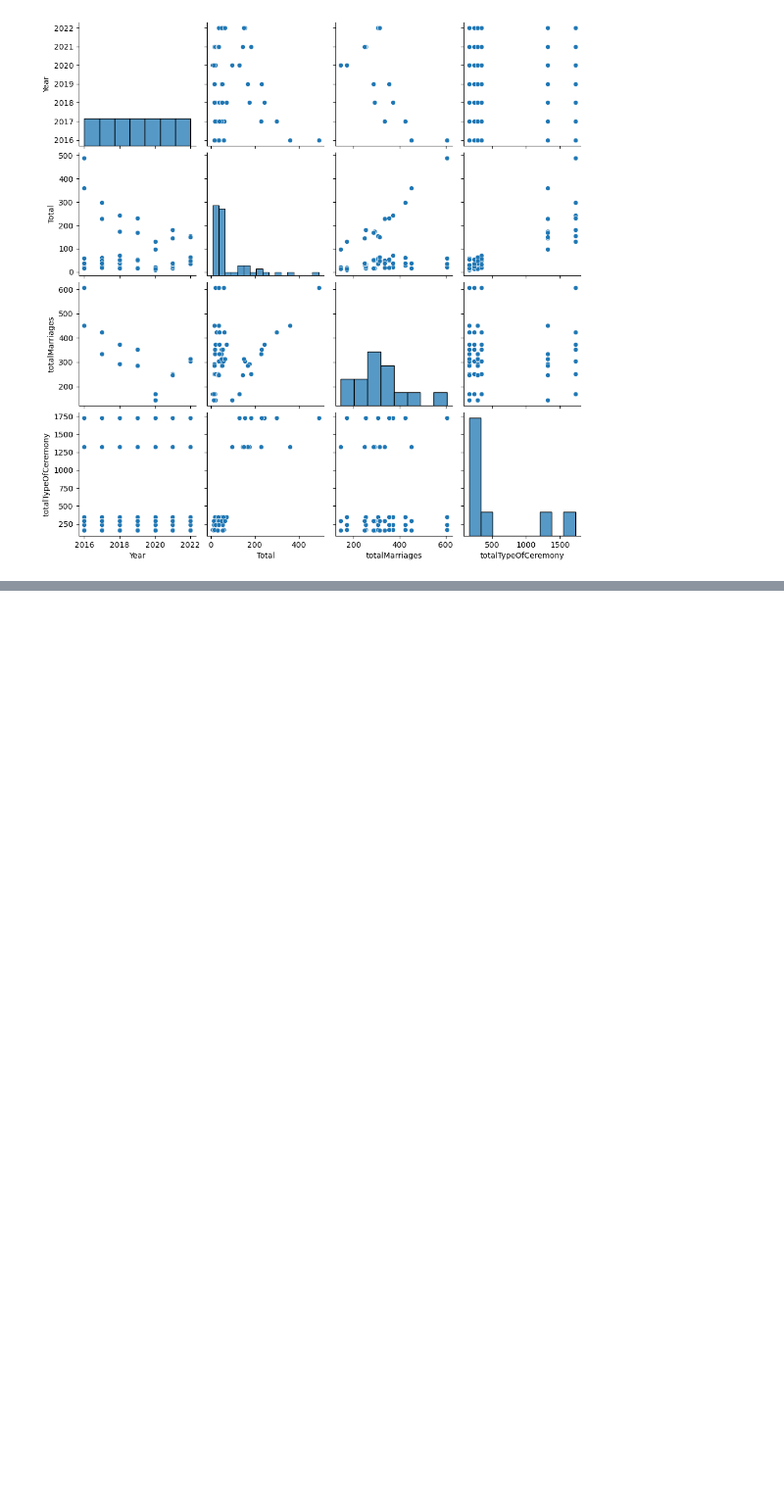
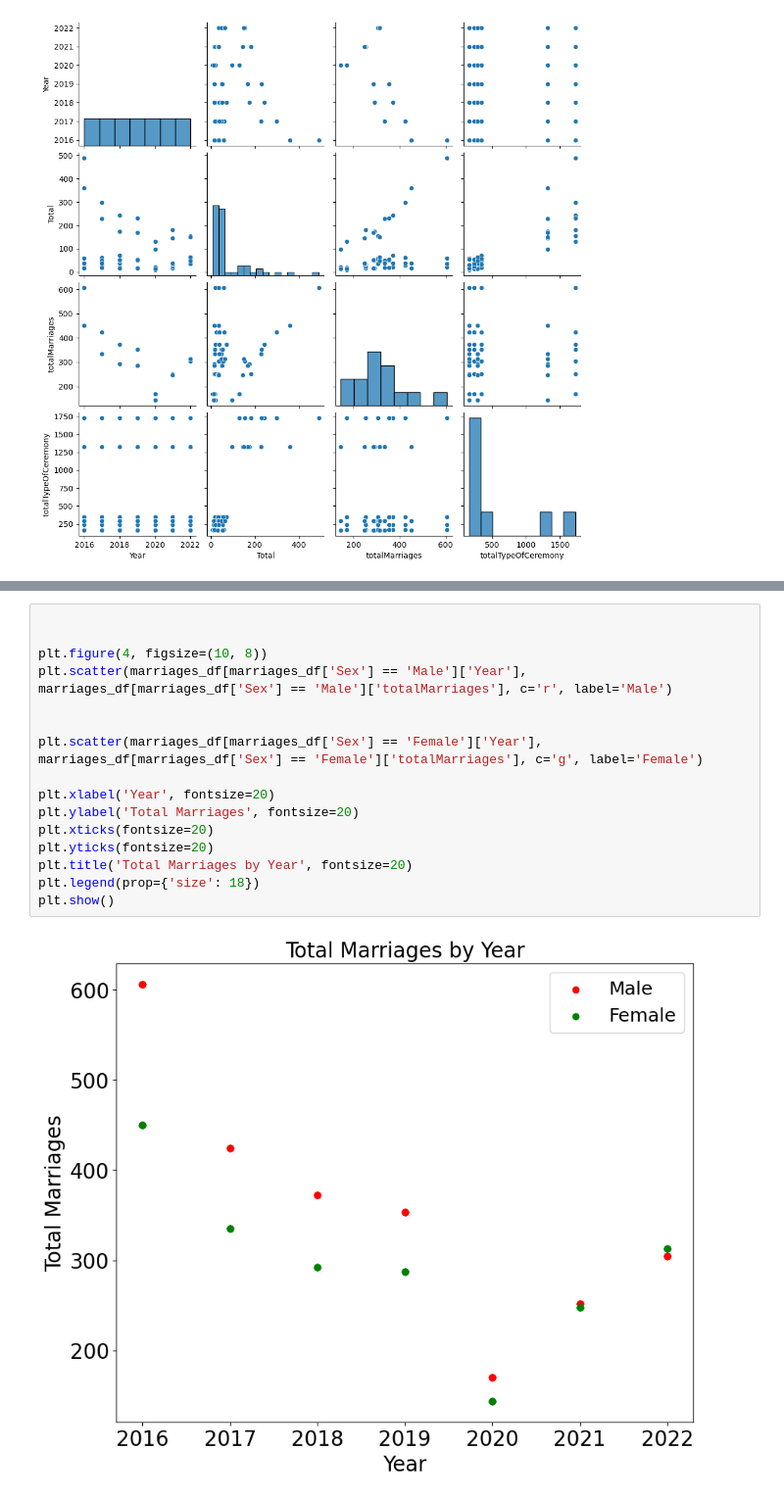
Before and after one commit to EdMendoza93/2023162, a Jupyter notebook: MSC_DA_CA1.ipynb, the cells around one changed output, grey strips where cells are left out. Shown: that part at 98% size. Cells and saved outputs as stored; diff of their text form; blank space fills up the shorter version.

```diff
--- a/MSC_DA_CA1.ipynb
+++ b/MSC_DA_CA1.ipynb
@@ -453,4 +435,22 @@ Input a valid number from the options or type 'done' to finalise.
 Input the number of the category you want to get information from
  1.-Total of Marriages 2.- Type of Marriages 3.- Marriages per sex 4.- Marriages per year: done
 Thank you
+# %%
+
+
+plt.figure(4, figsize=(10, 8))
+plt.scatter(marriages_df[marriages_df['Sex'] == 'Male']['Year'], marriages_df[marriages_df['Sex'] == 'Male']['totalMarriages'], c='r', label='Male')
+
+
+plt.scatter(marriages_df[marriages_df['Sex'] == 'Female']['Year'], marriages_df[marriages_df['Sex'] == 'Female']['totalMarriages'], c='g', label='Female')
+
+plt.xlabel('Year', fontsize=20)
+plt.ylabel('Total Marriages', fontsize=20)
+plt.xticks(fontsize=20)
+plt.yticks(fontsize=20)
+plt.title('Total Marriages by Year', fontsize=20)
+plt.legend(prop={'size': 18})
+plt.show()
+# %% [output]
+[figure, added]
 # %%
```
Also changed, not shown: parts of 22 cells of this notebook.
